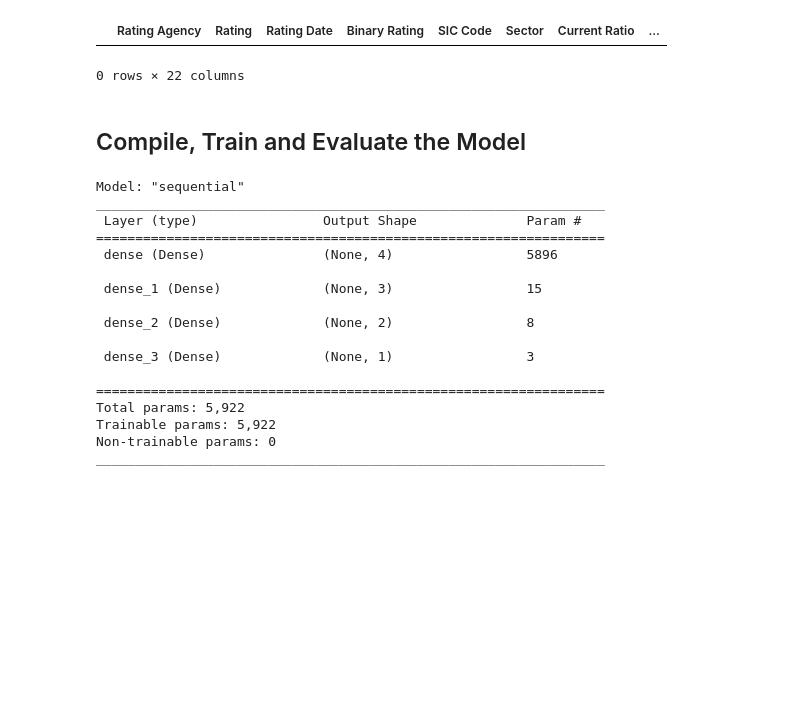
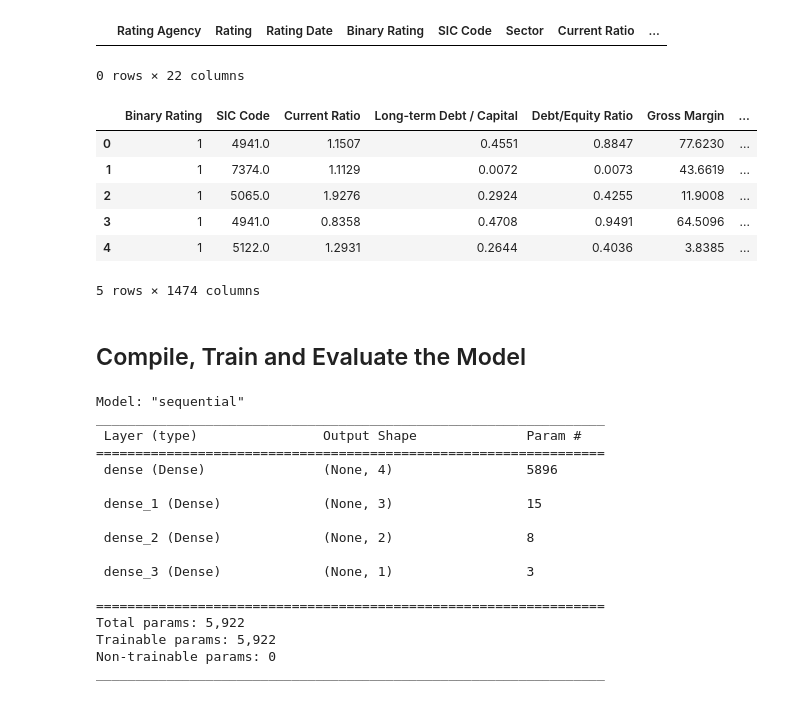
Before and after one commit to ericjjohnson2/corporate_credit_rating, a Jupyter notebook: app/model1.ipynb, the cells around one changed output. Saved outputs shown, nothing was run; the diff lists cells and outputs as text; code cells hidden in the pictures; blank space fills up the shorter version.

```diff
--- a/app/model1.ipynb
+++ b/app/model1.ipynb
@@ -111,6 +122,16 @@ nans2(reduced_df)
 # %%
 # Convert categorical data to numeric with `pd.get_dummies`
 reduced_numeric = pd.get_dummies(reduced_df)
+# %%
+reduced_numeric.head()
+# %% [output]
+|  | Binary Rating | SIC Code | Current Ratio | Long-term Debt / Capital | Debt/Equity Ratio | Gross Margin | ... |
+| 0 | 1 | 4941.0 | 1.1507 | 0.4551 | 0.8847 | 77.6230 | ... |
+| 1 | 1 | 7374.0 | 1.1129 | 0.0072 | 0.0073 | 43.6619 | ... |
+| 2 | 1 | 5065.0 | 1.9276 | 0.2924 | 0.4255 | 11.9008 | ... |
+| 3 | 1 | 4941.0 | 0.8358 | 0.4708 | 0.9491 | 64.5096 | ... |
+| 4 | 1 | 5122.0 | 1.2931 | 0.2644 | 0.4036 | 3.8385 | ... |
+5 rows × 1474 columns
 # %%
 # Split our preprocessed data into our features and target arrays
 X = reduced_numeric.drop(['Binary Rating'], axis=1)
```
Also changed, not shown: parts of 2 cells of this notebook, 28 other files.
